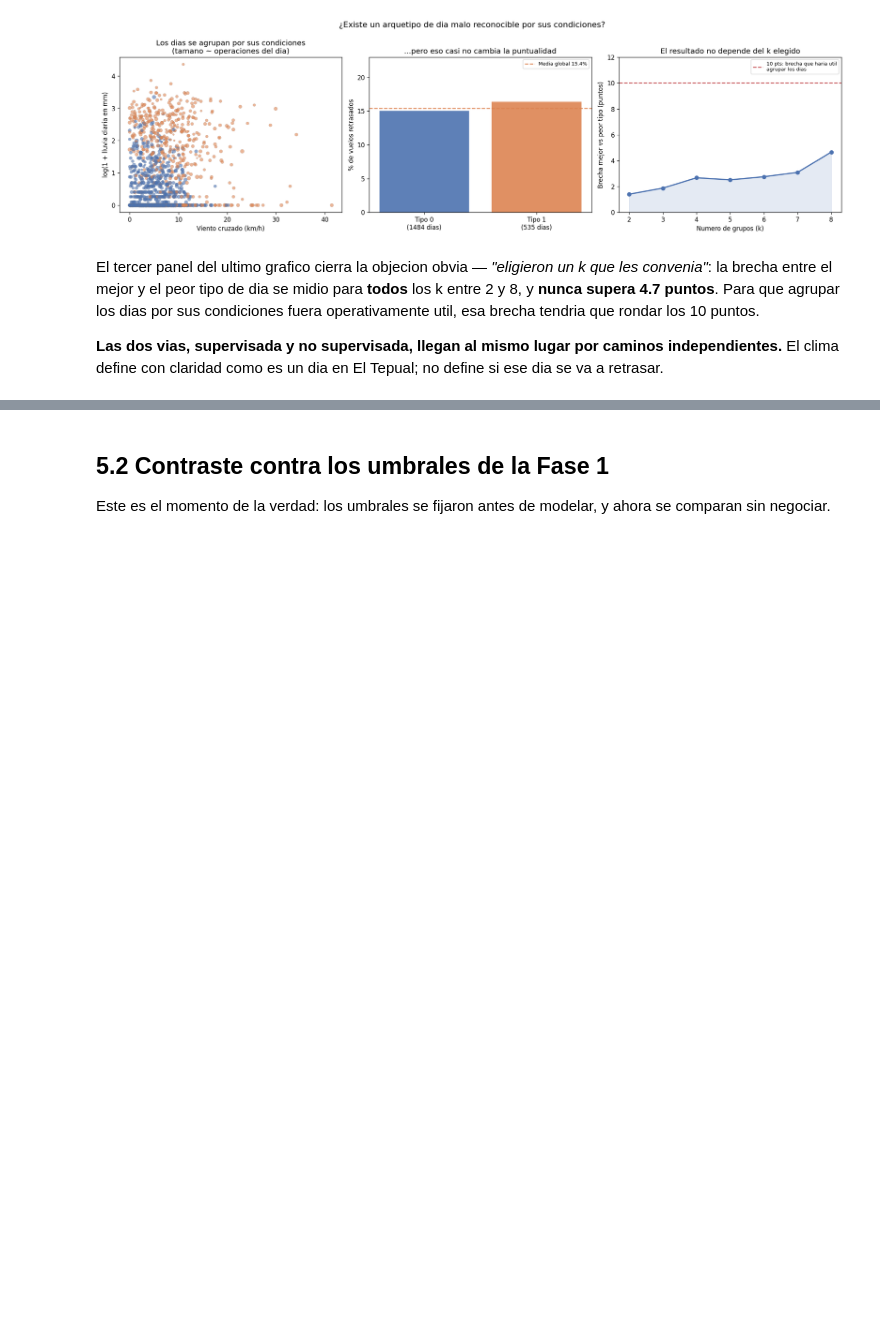
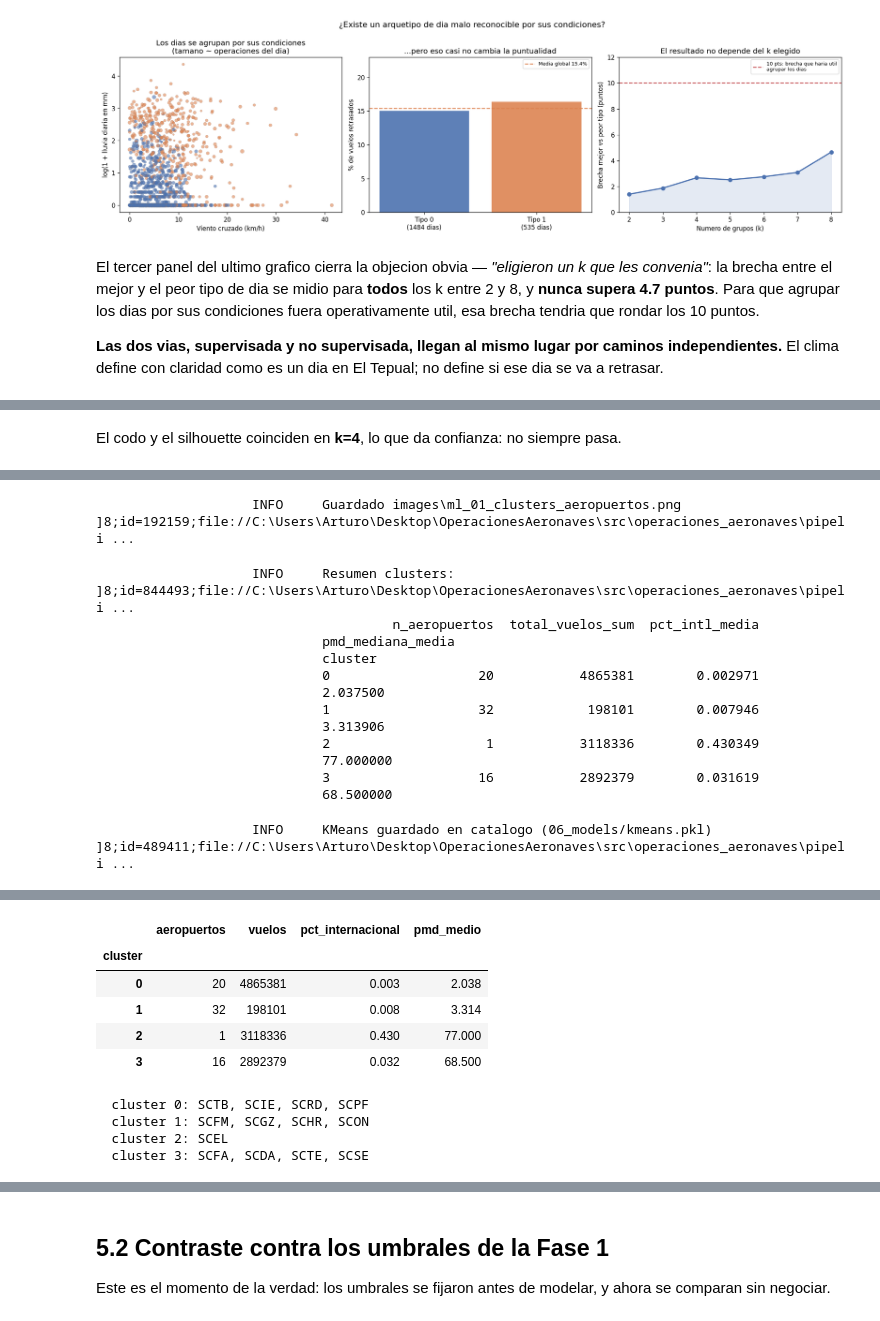
Before and after one commit to MiguelTr7/Prueba_Machi, a Jupyter notebook: notebooks/informe_ml_operaciones.ipynb, the cells around one changed output, grey strips where cells are left out. Cells and saved outputs as stored; diff of their text form; code cells hidden in the pictures; blank space fills up the shorter version.

```diff
--- a/notebooks/informe_ml_operaciones.ipynb
+++ b/notebooks/informe_ml_operaciones.ipynb
@@ -765,0 +699,12 @@ El tercer panel del ultimo grafico cierra la objecion obvia — *"eligieron un k
+# %%
+COLUMNAS = ["dt_operacion", "aeropuerto_oaci", "actividad_cod", "tipo_operacion",
+            "aerolinea_dgac", "modelo_avion", "es_internacional", "pmd",
+            "pmd_fue_imputado", "cnt_operaciones"]
+CATEGORICAS = ["aeropuerto_oaci", "actividad_cod", "tipo_operacion",
+               "aerolinea_dgac", "modelo_avion"]
+
+vuelos = pq.read_table(
+    RAIZ / "data/03_primary/vuelos_con_operaciones.parquet", columns=COLUMNAS
+).to_pandas(categories=CATEGORICAS)
+
+print(f"{len(vuelos):,} vuelos · {vuelos.memory_usage(deep=True).sum() / 1e6:.0f} MB en memoria")
@@ -765,0 +717,10 @@ El tercer panel del ultimo grafico cierra la objecion obvia — *"eligieron un k
+# %%
+from operaciones_aeronaves.pipelines.ml.nodes import (
+    cluster_aeropuertos,
+    evaluar_clustering,
+    perfil_aeropuertos,
+)
+
+perfil = perfil_aeropuertos(vuelos)
+diagnostico_k = evaluar_clustering(perfil)
+display(diagnostico_k.round(4).style.hide(axis="index"))
@@ -765,0 +745,17 @@ El tercer panel del ultimo grafico cierra la objecion obvia — *"eligieron un k
+# %% [markdown]
+El codo y el silhouette coinciden en **k=4**, lo que da confianza: no siempre pasa.
+# %%
+clusters, modelo_kmeans = cluster_aeropuertos(perfil)
+
+resumen_clusters = clusters.groupby("cluster").agg(
+    aeropuertos=("aeropuerto_oaci", "size"),
+    vuelos=("total_vuelos", "sum"),
+    pct_internacional=("pct_intl", "mean"),
+    pmd_medio=("pmd_mediana", "mean"),
+).round(3)
+display(resumen_clusters)
+
+for c in sorted(clusters.cluster.unique()):
+    top = clusters[clusters.cluster == c].nlargest(4, "total_vuelos").aeropuerto_oaci.tolist()
+    print(f"  cluster {c}: {', '.join(top)}")
+# %% [output]
@@ -765,0 +764,14 @@ El tercer panel del ultimo grafico cierra la objecion obvia — *"eligieron un k
+                    INFO     Guardado images\ml_01_clusters_aeropuertos.png                            ]8;id=192159;file://C:\Users\Arturo\Desktop\OperacionesAeronaves\src\operaciones_aeronaves\pipeli ...
+                    INFO     Resumen clusters:                                                         ]8;id=844493;file://C:\Users\Arturo\Desktop\OperacionesAeronaves\src\operaciones_aeronaves\pipeli ...
+                                      n_aeropuertos  total_vuelos_sum  pct_intl_media
+                             pmd_mediana_media
+                             cluster
+                             0                   20           4865381        0.002971
+                             2.037500
+                             1                   32            198101        0.007946
+                             3.313906
+                             2                    1           3118336        0.430349
+                             77.000000
+                             3                   16           2892379        0.031619
+                             68.500000
+                    INFO     KMeans guardado en catalogo (06_models/kmeans.pkl)                        ]8;id=489411;file://C:\Users\Arturo\Desktop\OperacionesAeronaves\src\operaciones_aeronaves\pipeli ...
@@ -765,0 +779,10 @@ El tercer panel del ultimo grafico cierra la objecion obvia — *"eligieron un k
+|  | aeropuertos | vuelos | pct_internacional | pmd_medio |
+| cluster |  |  |  |  |
+| 0 | 20 | 4865381 | 0.003 | 2.038 |
+| 1 | 32 | 198101 | 0.008 | 3.314 |
+| 2 | 1 | 3118336 | 0.430 | 77.000 |
+| 3 | 16 | 2892379 | 0.032 | 68.500 |
+  cluster 0: SCTB, SCIE, SCRD, SCPF
+  cluster 1: SCFM, SCGZ, SCHR, SCON
+  cluster 2: SCEL
+  cluster 3: SCFA, SCDA, SCTE, SCSE
```
Also changed, not shown: parts of 30 cells of this notebook, 3 other files.
